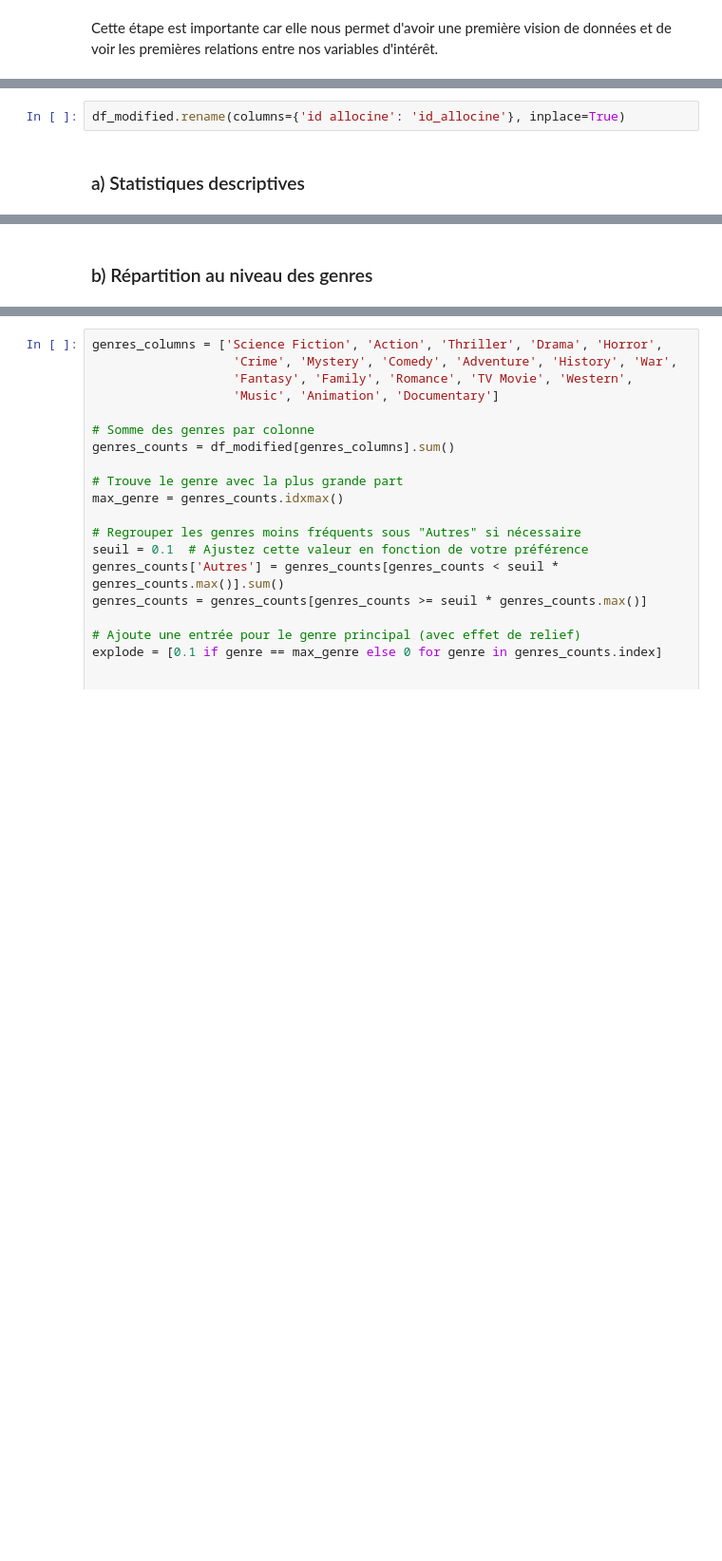
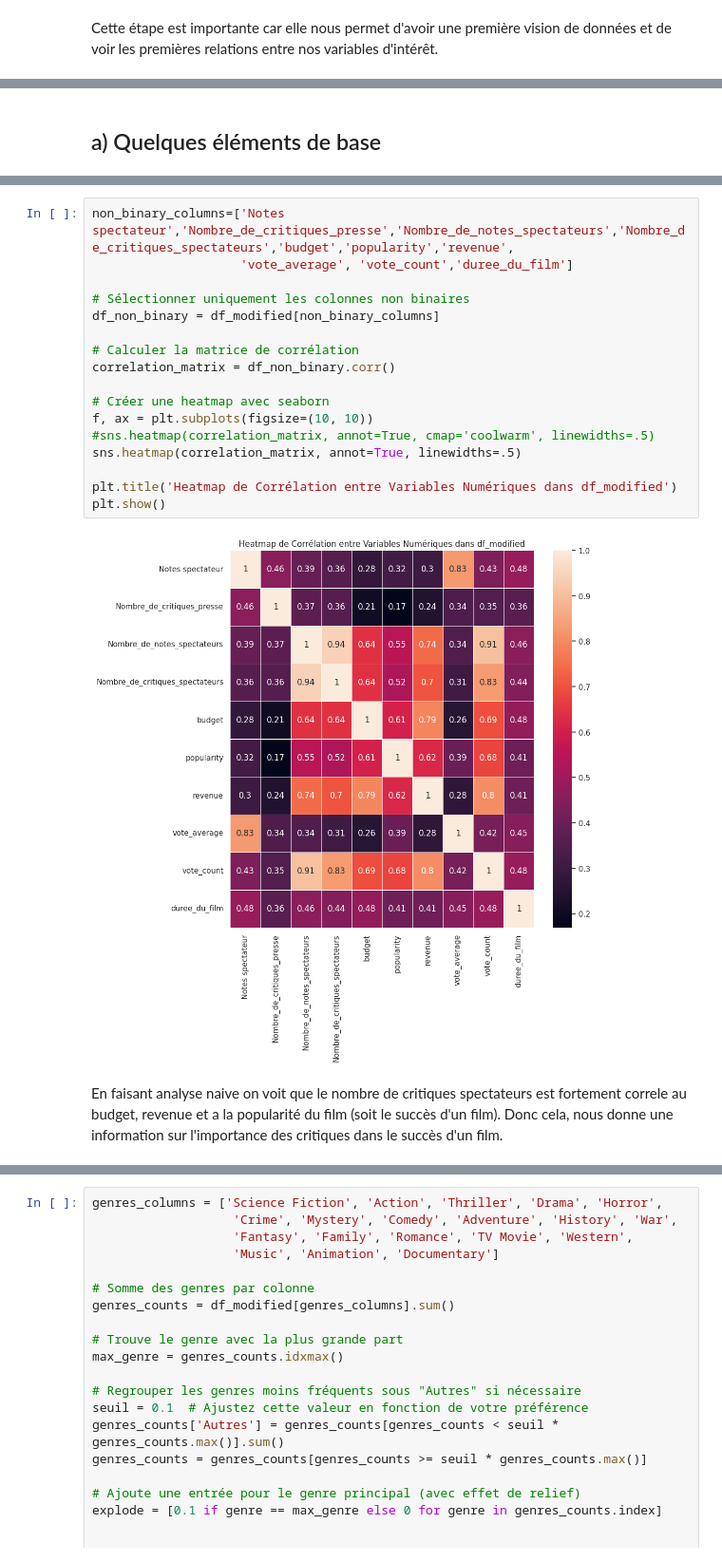
Before and after one commit to mass2330/python_ds_film, a Jupyter notebook: notebook_final.ipynb, the cells around one changed output, grey strips where cells are left out. Shown at 95% size. Drawn from its saved outputs; the diff is of its cells as text; blank space fills up the shorter version.

Commit message:
rédaction au niveau film individuel

```diff
--- a/notebook_final.ipynb
+++ b/notebook_final.ipynb
@@ -1646,7 +1647,5 @@ df_critiques_modif=pd.read_csv("df_critiques_modif.csv")
-# %%
-df_modified.rename(columns={'id allocine': 'id_allocine'}, inplace=True)
-# %% [markdown]
-### a) Statistiques descriptives
+# %% [markdown]
+## a) Quelques éléments de base
 # %%
 columns_to_include = ['Notes spectateur', 'Nombre_de_critiques_presse','Nombre_de_notes_spectateurs', 'Nombre_de_critiques_spectateurs', 'budget', 'popularity',
                        'revenue', 'vote_average', 'vote_count','duree_du_film', 'collection' ]
@@ -1679,5 +1678,24 @@ print(table)
 ├───────┼────────────────────┼──────────────────────────────┼───────────────────────────────┼───────────────────────────────────┼─────────────┼──────────────┼─────────────┼────────────────┼─────────── ...
 │  max  │        4.5         │              45              │            110095             │               7212                │  3.79e+08   │   539.614    │ 1.92185e+09 │     8.421      │    34886   ...
 ╘═══════╧════════════════════╧══════════════════════════════╧═══════════════════════════════╧═══════════════════════════════════╧═════════════╧══════════════╧═════════════╧════════════════╧═══════════ ...
-# %% [markdown]
-### b) Répartition au niveau des genres
+# %%
+non_binary_columns=['Notes spectateur','Nombre_de_critiques_presse','Nombre_de_notes_spectateurs','Nombre_de_critiques_spectateurs','budget','popularity','revenue',
+                    'vote_average', 'vote_count','duree_du_film']
+
+# Sélectionner uniquement les colonnes non binaires
+df_non_binary = df_modified[non_binary_columns]
+
+# Calculer la matrice de corrélation
+correlation_matrix = df_non_binary.corr()
+
+# Créer une heatmap avec seaborn
+f, ax = plt.subplots(figsize=(10, 10))
+#sns.heatmap(correlation_matrix, annot=True, cmap='coolwarm', linewidths=.5)
+sns.heatmap(correlation_matrix, annot=True, linewidths=.5)
+
+plt.title('Heatmap de Corrélation entre Variables Numériques dans df_modified')
+plt.show()
+# %% [output]
+[figure, added]
+# %% [markdown]
+En faisant analyse naive on voit que le nombre de critiques spectateurs est fortement correle au budget, revenue et a la popularité du film (soit le succès d'un film). Donc cela, nous donne une information sur l'importance des critiques dans le succès d'un film.
```
Also changed, not shown: parts of 5 cells of this notebook.
